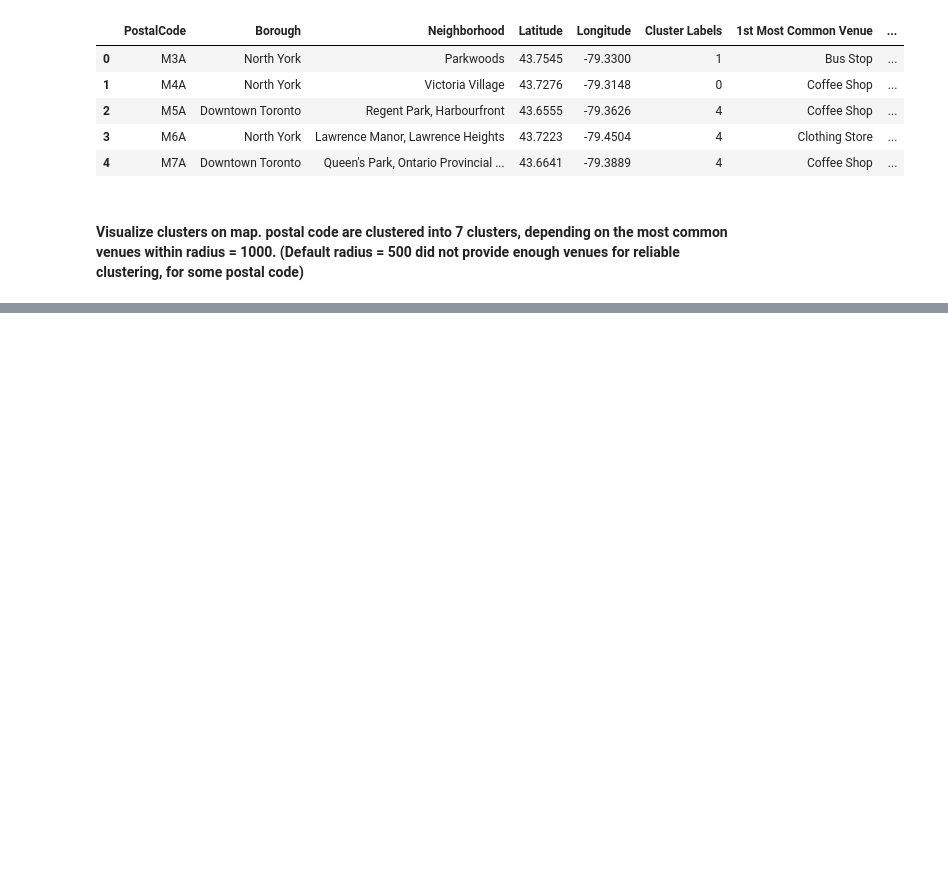
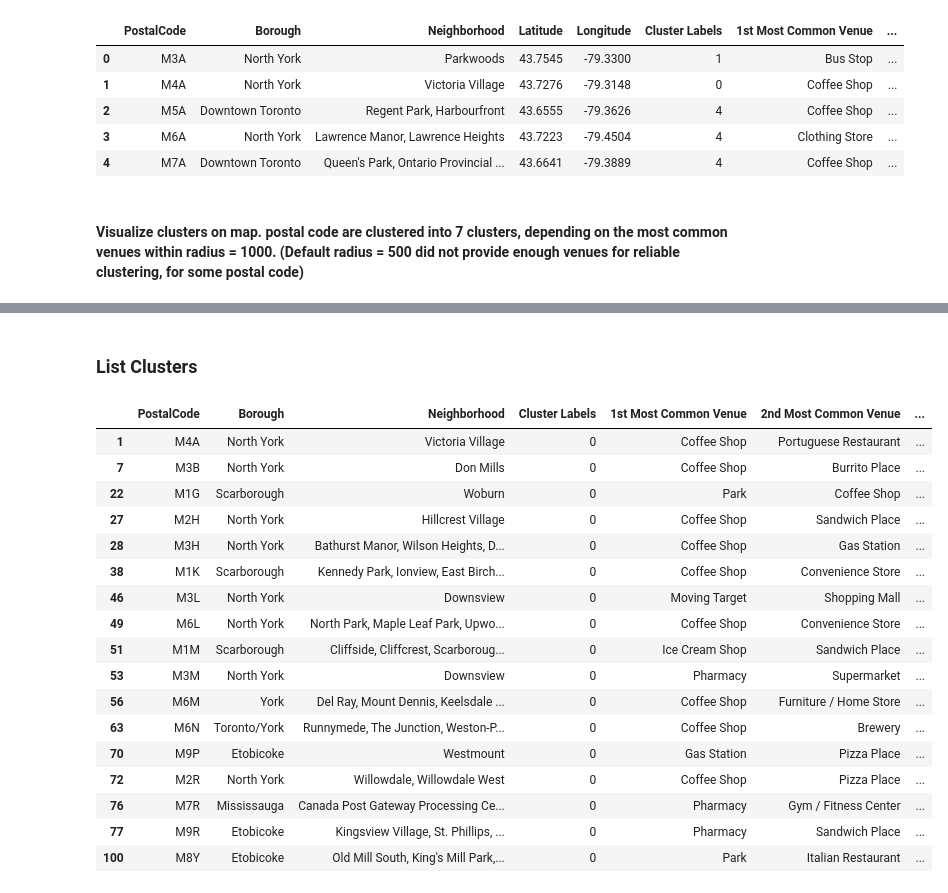
Before and after one commit to emilfh/Coursera_Capstone, a Jupyter notebook: assignment_neighborhoods_in_toronto.ipynb, the cells around one changed output, grey strips where cells are left out. Saved outputs shown, nothing was run; the diff lists cells and outputs as text; code cells hidden in the pictures; blank space fills up the shorter version.

Commit message:
added list of clusters, v1.4

```diff
--- a/assignment_neighborhoods_in_toronto.ipynb
+++ b/assignment_neighborhoods_in_toronto.ipynb
@@ -624,3 +624,26 @@ for lat, lon, poi, cluster in zip(toronto_merged['Latitude'], toronto_merged['Lo
 map_clusters
 # %% [output]
 [interactive output not drawn]
+# %% [markdown]
+### List Clusters
+# %%
+toronto_merged.loc[toronto_merged['Cluster Labels'] == 0, toronto_merged.columns[[0,1,2] + list(range(5, toronto_merged.shape[1]))]]
+# %% [output]
+|  | PostalCode | Borough | Neighborhood | Cluster Labels | 1st Most Common Venue | 2nd Most Common Venue | ... |
+| 1 | M4A | North York | Victoria Village | 0 | Coffee Shop | Portuguese Restaurant | ... |
+| 7 | M3B | North York | Don Mills | 0 | Coffee Shop | Burrito Place | ... |
+| 22 | M1G | Scarborough | Woburn | 0 | Park | Coffee Shop | ... |
+| 27 | M2H | North York | Hillcrest Village | 0 | Coffee Shop | Sandwich Place | ... |
+| 28 | M3H | North York | Bathurst Manor, Wilson Heights, D... | 0 | Coffee Shop | Gas Station | ... |
+| 38 | M1K | Scarborough | Kennedy Park, Ionview, East Birch... | 0 | Coffee Shop | Convenience Store | ... |
+| 46 | M3L | North York | Downsview | 0 | Moving Target | Shopping Mall | ... |
+| 49 | M6L | North York | North Park, Maple Leaf Park, Upwo... | 0 | Coffee Shop | Convenience Store | ... |
+| 51 | M1M | Scarborough | Cliffside, Cliffcrest, Scarboroug... | 0 | Ice Cream Shop | Sandwich Place | ... |
+| 53 | M3M | North York | Downsview | 0 | Pharmacy | Supermarket | ... |
+| 56 | M6M | York | Del Ray, Mount Dennis, Keelsdale ... | 0 | Coffee Shop | Furniture / Home Store | ... |
+| 63 | M6N | Toronto/York | Runnymede, The Junction, Weston-P... | 0 | Coffee Shop | Brewery | ... |
+| 70 | M9P | Etobicoke | Westmount | 0 | Gas Station | Pizza Place | ... |
+| 72 | M2R | North York | Willowdale, Willowdale West | 0 | Coffee Shop | Pizza Place | ... |
+| 76 | M7R | Mississauga | Canada Post Gateway Processing Ce... | 0 | Pharmacy | Gym / Fitness Center | ... |
+| 77 | M9R | Etobicoke | Kingsview Village, St. Phillips, ... | 0 | Pharmacy | Sandwich Place | ... |
+| 100 | M8Y | Etobicoke | Old Mill South, King's Mill Park,... | 0 | Park | Italian Restaurant | ... |
```
Also changed, not shown: parts of 6 cells of this notebook.
